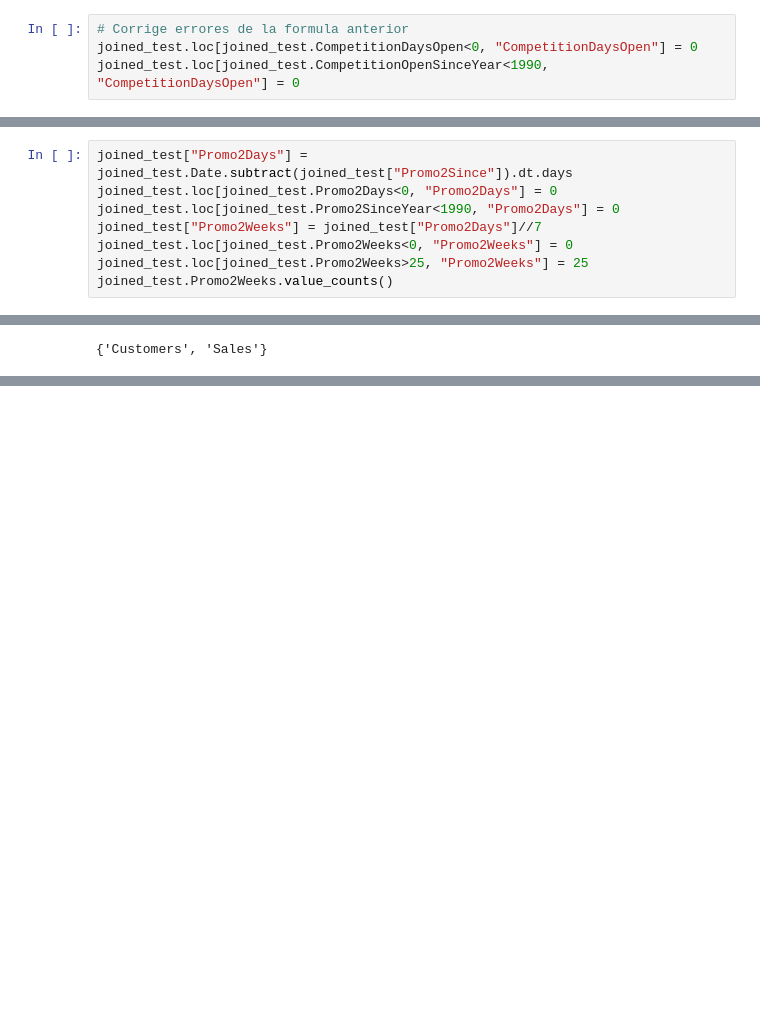
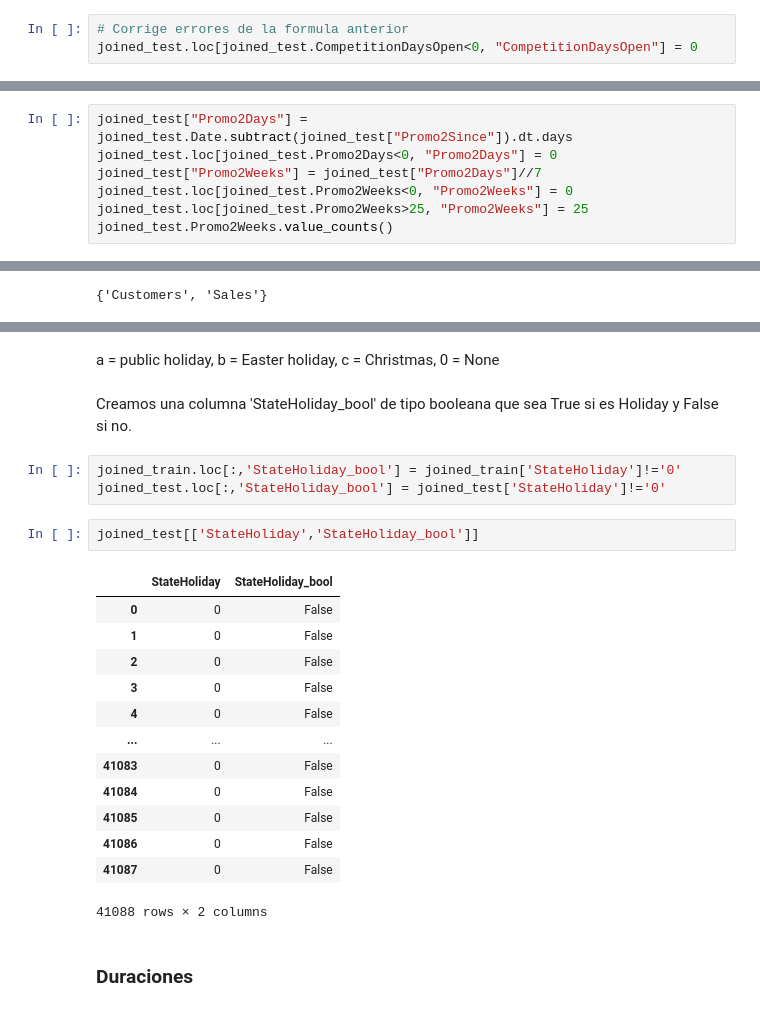
Before and after one commit to eugeniafontecha/RN-Rossmann-Challenge, a Jupyter notebook: TP2 Redes.ipynb, the cells around one changed output, grey strips where cells are left out. Cells and saved outputs as stored; diff of their text form; blank space fills up the shorter version.

```diff
--- a/TP2 Redes.ipynb
+++ b/TP2 Redes.ipynb
@@ -711,4 +752,3 @@ joined_train.loc[joined_train.CompetitionOpenSinceYear<1990, "CompetitionDaysOpe
 # %%
 # Corrige errores de la formula anterior
 joined_test.loc[joined_test.CompetitionDaysOpen<0, "CompetitionDaysOpen"] = 0
-joined_test.loc[joined_test.CompetitionOpenSinceYear<1990, "CompetitionDaysOpen"] = 0
@@ -789,7 +832,6 @@ Name: Promo2Weeks, dtype: int64
 # %%
 joined_test["Promo2Days"] = joined_test.Date.subtract(joined_test["Promo2Since"]).dt.days
 joined_test.loc[joined_test.Promo2Days<0, "Promo2Days"] = 0
-joined_test.loc[joined_test.Promo2SinceYear<1990, "Promo2Days"] = 0
 joined_test["Promo2Weeks"] = joined_test["Promo2Days"]//7
 joined_test.loc[joined_test.Promo2Weeks<0, "Promo2Weeks"] = 0
 joined_test.loc[joined_test.Promo2Weeks>25, "Promo2Weeks"] = 25
@@ -836,0 +893,25 @@ print(list(weather.columns))
+# %% [markdown]
+a = public holiday, b = Easter holiday, c = Christmas, 0 = None
+# %% [markdown]
+Creamos una columna 'StateHoliday_bool' de tipo booleana que sea True si es Holiday y False si no.
+# %%
+joined_train.loc[:,'StateHoliday_bool'] = joined_train['StateHoliday']!='0'
+joined_test.loc[:,'StateHoliday_bool'] = joined_test['StateHoliday']!='0'
+# %%
+joined_test[['StateHoliday','StateHoliday_bool']]
+# %% [output]
+|  | StateHoliday | StateHoliday_bool |
+| 0 | 0 | False |
+| 1 | 0 | False |
+| 2 | 0 | False |
+| 3 | 0 | False |
+| 4 | 0 | False |
+| ... | ... | ... |
+| 41083 | 0 | False |
+| 41084 | 0 | False |
+| 41085 | 0 | False |
+| 41086 | 0 | False |
+| 41087 | 0 | False |
+41088 rows × 2 columns
+# %% [markdown]
+### Duraciones
```
Also changed, not shown: parts of 41 cells of this notebook.
